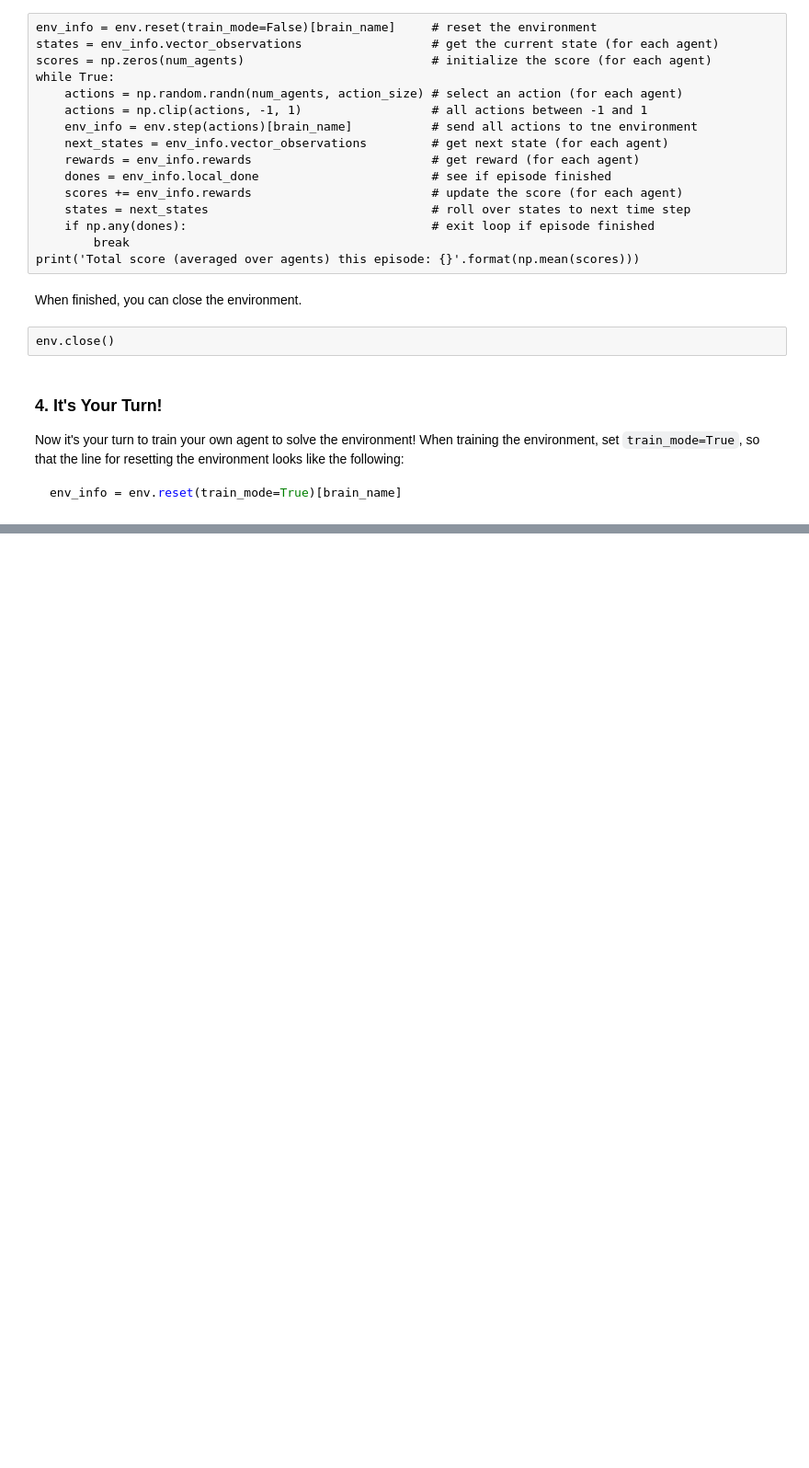
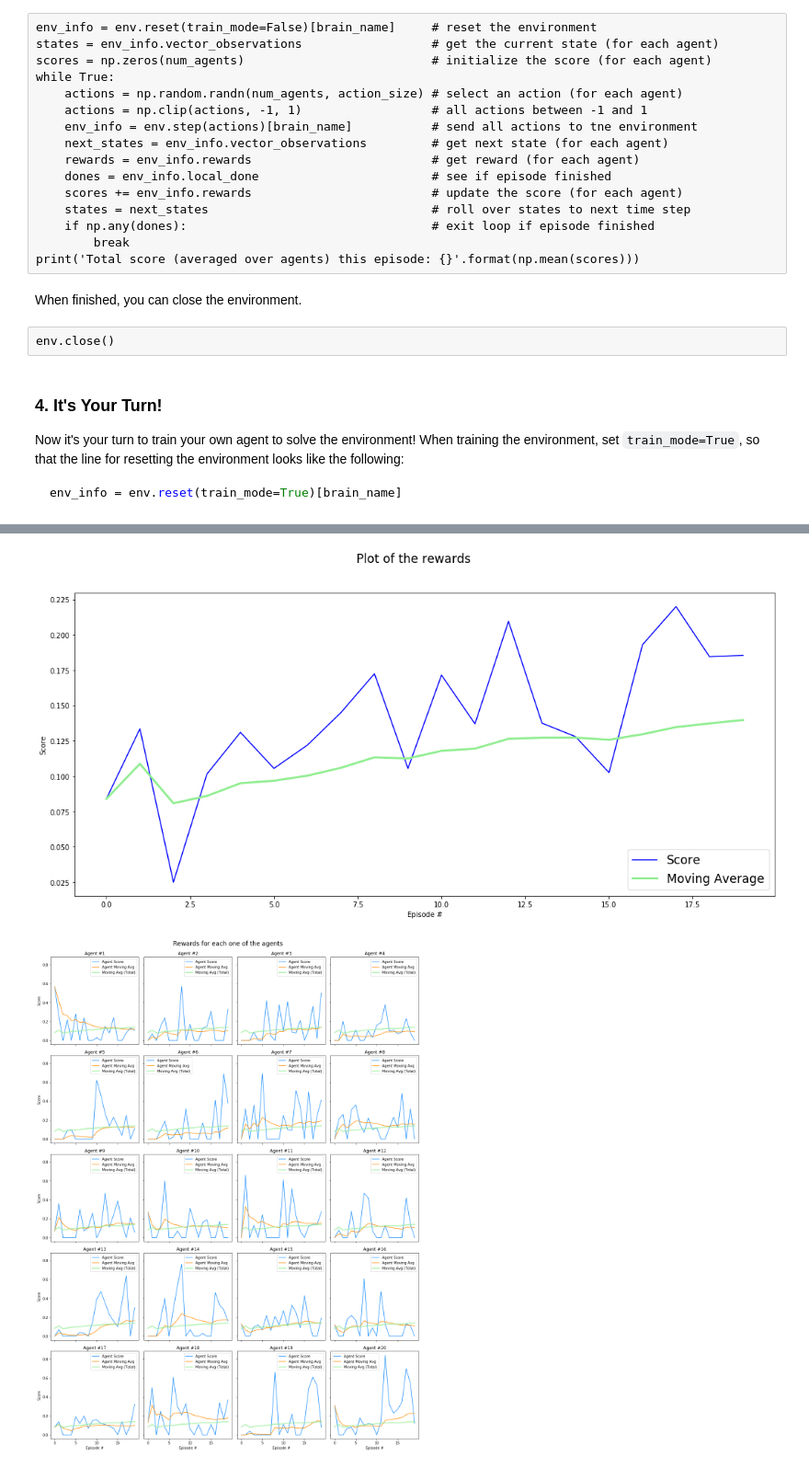
Before and after one commit to silviomori/udacity-deep-reinforcement-learning-p2-continuous-control, a Jupyter notebook: Continuous_Control.ipynb, the cells around one changed output, grey strips where cells are left out. Shown at 92% size. Saved outputs shown, nothing was run; the diff lists cells and outputs as text; code cells hidden in the pictures; blank space fills up the shorter version.

Commit message:
feat: Plot one graph for each one of the 20 Agents

```diff
--- a/Continuous_Control.ipynb
+++ b/Continuous_Control.ipynb
@@ -58,0 +36,2 @@ Unity brain name: ReacherBrain
+# %%
+env = UnityEnvironment(file_name='Reacher_20_Linux_NoVis/Reacher.x86_64')
@@ -228,0 +194,6 @@ Episode  20 (00m08s)    Score:  0.71 (H:  0.71 / L:  0.71)      Moving average:
+# %%
+# Create the Agent
+agent = Agent(state_size, action_size, random_seed=0)
+
+# Train the Agent
+scores, moving_avg = ddpg(20, 200)
@@ -229,2 +218,50 @@ Episode  20 (00m08s)    Score:  0.71 (H:  0.71 / L:  0.71)      Moving average:
+# %%
+# Preprocess some variables
+scores_mean = np.mean(scores, axis=1)
+moving_avg_mean = np.mean(moving_avg, axis=1)
+target = [30] * len(scores) # Trace a line indicating the target value
+
+# Plot the main graph with the scores and moving average
+fig = plt.figure(figsize=(18,8))
+fig.suptitle('Plot of the rewards', fontsize='xx-large')
+
+ax = fig.add_subplot(111)
+ax.plot(scores_mean, label='Score', color='Blue')
+ax.plot(moving_avg_mean, label='Moving Average',
+        color='LightGreen', linewidth=3)
+# ax.plot(target, linestyle='--', color='LightCoral', linewidth=1 )
+# ax.text(0, target[0]+1, 'Target', color='LightCoral', fontsize='large')
+ax.set_ylabel('Score')
+ax.set_xlabel('Episode #')
+ax.legend(fontsize='xx-large', loc='lower right')
+
+plt.show()
+
+# Plot one graph for each one of the 20 Agents, if that is the case
+if len(scores[0]) == 20:
+    fig, axs = plt.subplots(5, 4, figsize=(15, 20),
+                            constrained_layout=True, sharex=True, sharey=True)
+    fig.suptitle('Rewards for each one of the agents', fontsize='xx-large')
+
+    axs = axs.flatten()
+    for idx, (ax, s, m) \
+            in enumerate(zip(axs, np.transpose(scores), np.transpose(moving_avg))):
+        ax.plot(s, label='Agent Score', color='DodgerBlue')
+        ax.plot(m, label='Agent Moving Avg', color='DarkOrange')
+        ax.plot(moving_avg_mean, label='Moving Avg (Total)',
+                color='LightGreen', linewidth=3, alpha=0.655)
+        # ax.plot(target, linestyle='--', color='LightCoral', linewidth=1 )
+        # ax.text(0, target[0]+1, 'Target', color='LightCoral', fontsize='large')
+
+        ax.set_title('Agent #%d' % (idx+1))
+        ax.set_ylabel('Score')
+        ax.set_xlabel('Episode #')
+        ax.label_outer()
+        ax.legend(fontsize='medium')
+
+    plt.show()
+# %% [output]
+[figure, added]
+[figure, added]
 # %%
 env.close()
```
Also changed, not shown: parts of 5 cells of this notebook.
